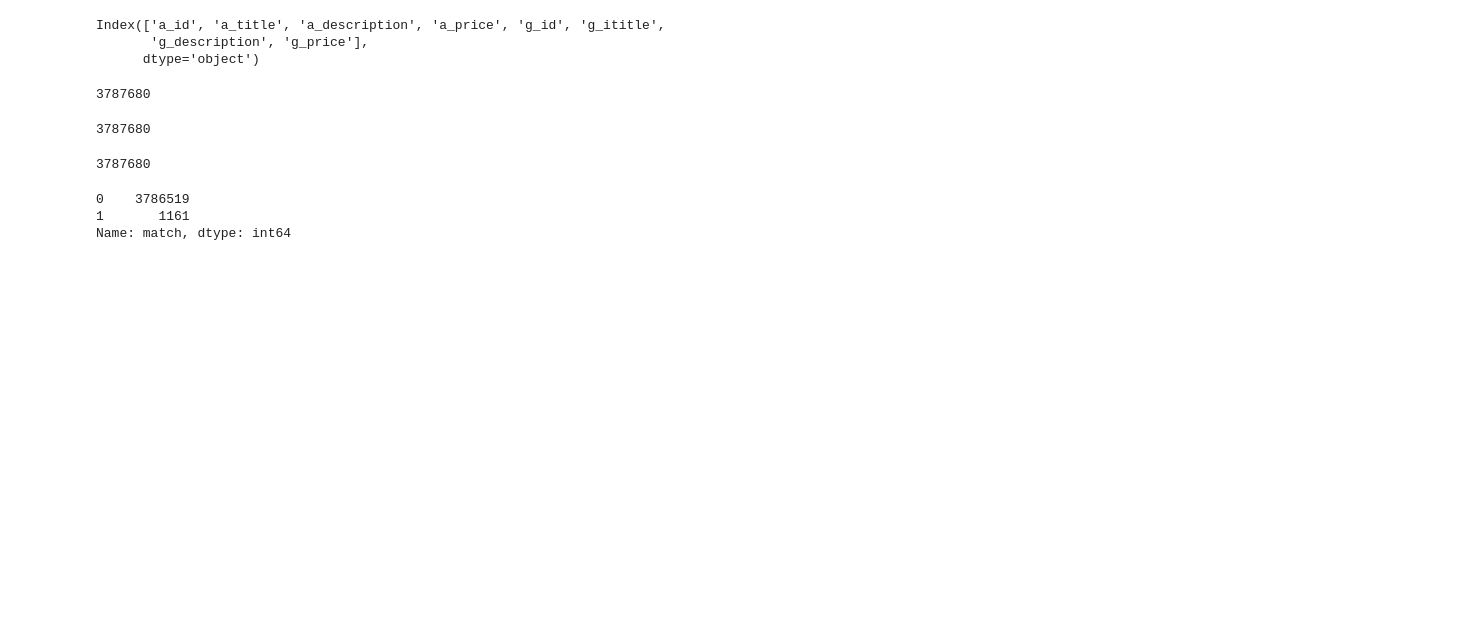
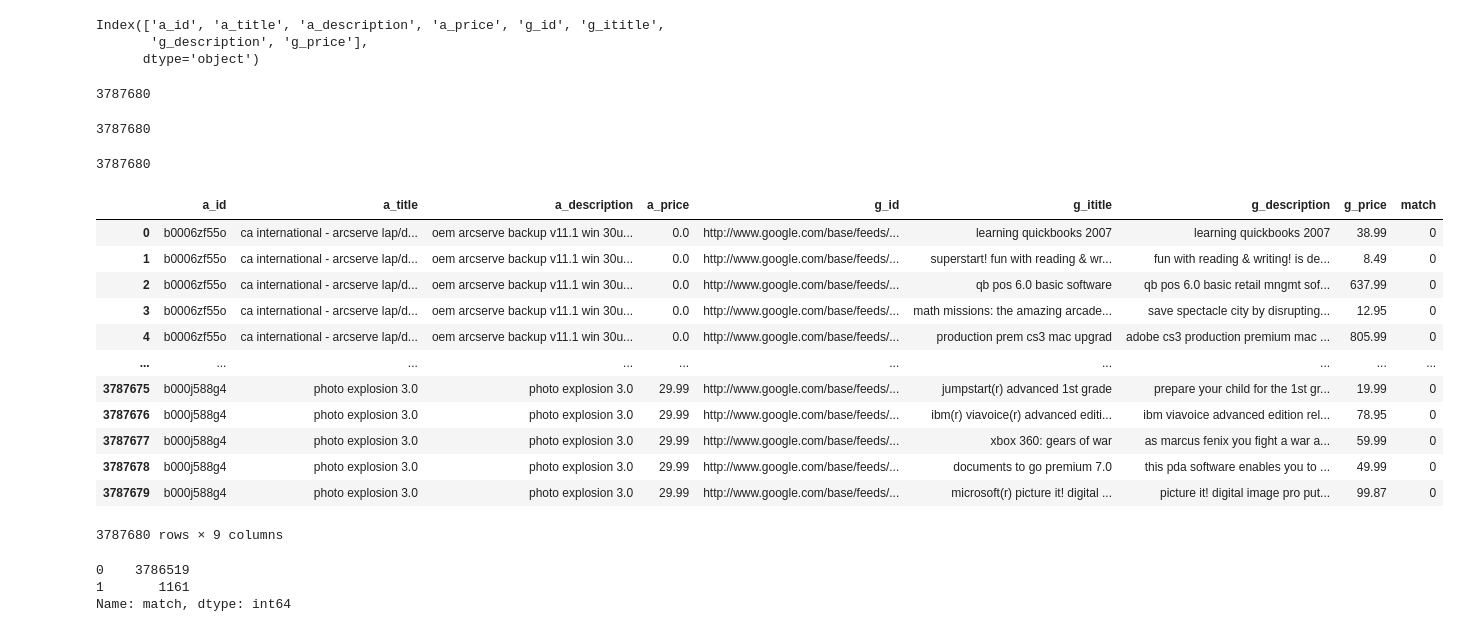
Before and after one commit to ananthu-raj/A-novel-approach-to-Entity-Resolution, a Jupyter notebook: entity.ipynb, the cells around one changed output. Drawn from its saved outputs; the diff is of its cells as text; code cells hidden in the pictures; blank space fills up the shorter version.

```diff
--- a/entity.ipynb
+++ b/entity.ipynb
@@ -297,7 +297,21 @@ df
 # %%
 df['match'] = list_of_zeros
 # %%
-df.tail()
+df
+# %% [output]
+|  | a_id | a_title | a_description | a_price | g_id | g_ititle | g_description | g_price | match |
+| 0 | b0006zf55o | ca international - arcserve lap/d... | oem arcserve backup v11.1 win 30u... | 0.0 | http://www.google.com/base/feeds/... | learning quickbooks 2007 | learning quickbooks 2007 | 38.99 | 0 |
+| 1 | b0006zf55o | ca international - arcserve lap/d... | oem arcserve backup v11.1 win 30u... | 0.0 | http://www.google.com/base/feeds/... | superstart! fun with reading & wr... | fun with reading & writing! is de... | 8.49 | 0 |
+| 2 | b0006zf55o | ca international - arcserve lap/d... | oem arcserve backup v11.1 win 30u... | 0.0 | http://www.google.com/base/feeds/... | qb pos 6.0 basic software | qb pos 6.0 basic retail mngmt sof... | 637.99 | 0 |
+| 3 | b0006zf55o | ca international - arcserve lap/d... | oem arcserve backup v11.1 win 30u... | 0.0 | http://www.google.com/base/feeds/... | math missions: the amazing arcade... | save spectacle city by disrupting... | 12.95 | 0 |
+| 4 | b0006zf55o | ca international - arcserve lap/d... | oem arcserve backup v11.1 win 30u... | 0.0 | http://www.google.com/base/feeds/... | production prem cs3 mac upgrad | adobe cs3 production premium mac ... | 805.99 | 0 |
+| ... | ... | ... | ... | ... | ... | ... | ... | ... | ... |
+| 3787675 | b000j588g4 | photo explosion 3.0 | photo explosion 3.0 | 29.99 | http://www.google.com/base/feeds/... | jumpstart(r) advanced 1st grade | prepare your child for the 1st gr... | 19.99 | 0 |
+| 3787676 | b000j588g4 | photo explosion 3.0 | photo explosion 3.0 | 29.99 | http://www.google.com/base/feeds/... | ibm(r) viavoice(r) advanced editi... | ibm viavoice advanced edition rel... | 78.95 | 0 |
+| 3787677 | b000j588g4 | photo explosion 3.0 | photo explosion 3.0 | 29.99 | http://www.google.com/base/feeds/... | xbox 360: gears of war | as marcus fenix you fight a war a... | 59.99 | 0 |
+| 3787678 | b000j588g4 | photo explosion 3.0 | photo explosion 3.0 | 29.99 | http://www.google.com/base/feeds/... | documents to go premium 7.0 | this pda software enables you to ... | 49.99 | 0 |
+| 3787679 | b000j588g4 | photo explosion 3.0 | photo explosion 3.0 | 29.99 | http://www.google.com/base/feeds/... | microsoft(r) picture it! digital ... | picture it! digital image pro put... | 99.87 | 0 |
+3787680 rows × 9 columns
 # %%
 df.match.value_counts()
 # %% [output]
```
